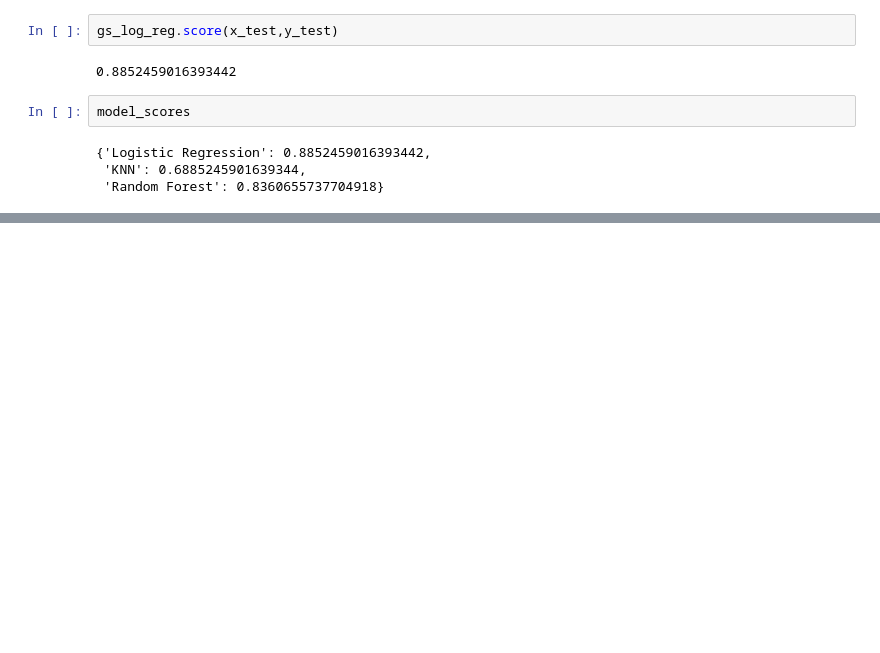
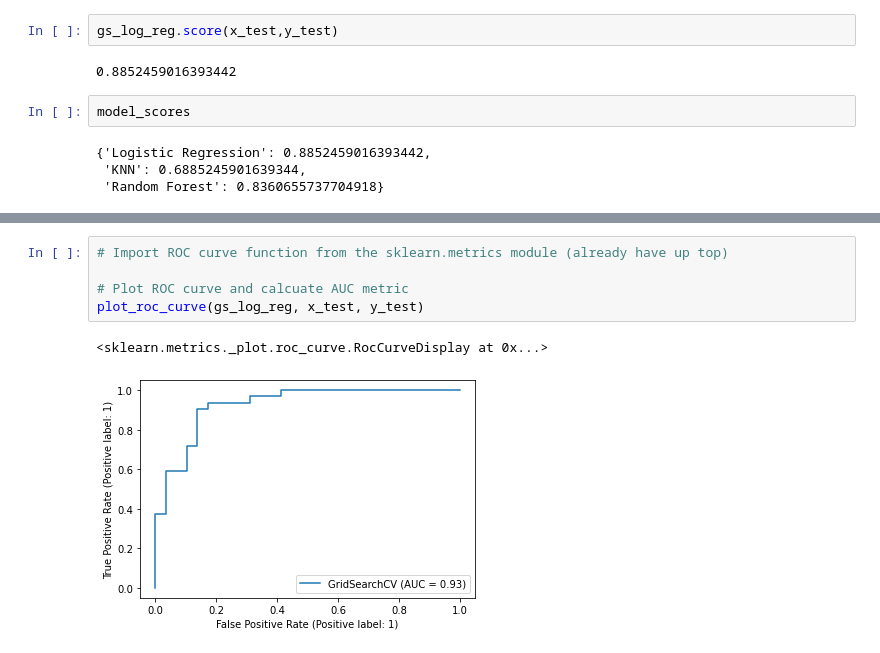
Before and after one commit to cwg7/heart-disease-classification, a Jupyter notebook: classification-project-1.ipynb, the cells around one changed output, grey strips where cells are left out. Cells and saved outputs as stored; diff of their text form; blank space fills up the shorter version.

```diff
--- a/classification-project-1.ipynb
+++ b/classification-project-1.ipynb
@@ -698,0 +736,8 @@ model_scores
+# %%
+# Import ROC curve function from the sklearn.metrics module (already have up top)
+
+# Plot ROC curve and calcuate AUC metric
+plot_roc_curve(gs_log_reg, x_test, y_test)
+# %% [output]
+<sklearn.metrics._plot.roc_curve.RocCurveDisplay at 0x...>
+[figure, added]
```
Also changed, not shown: parts of 6 cells of this notebook.
